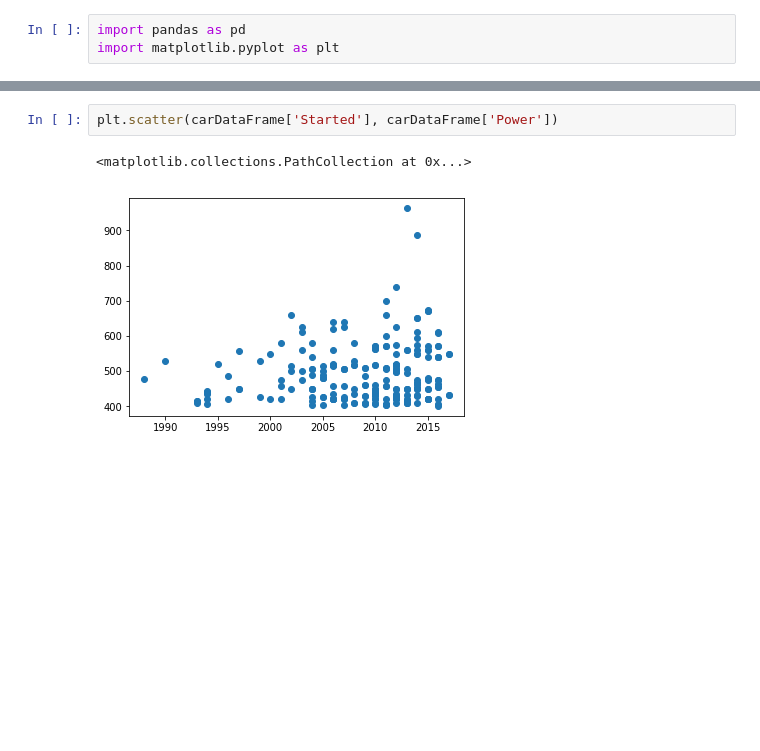
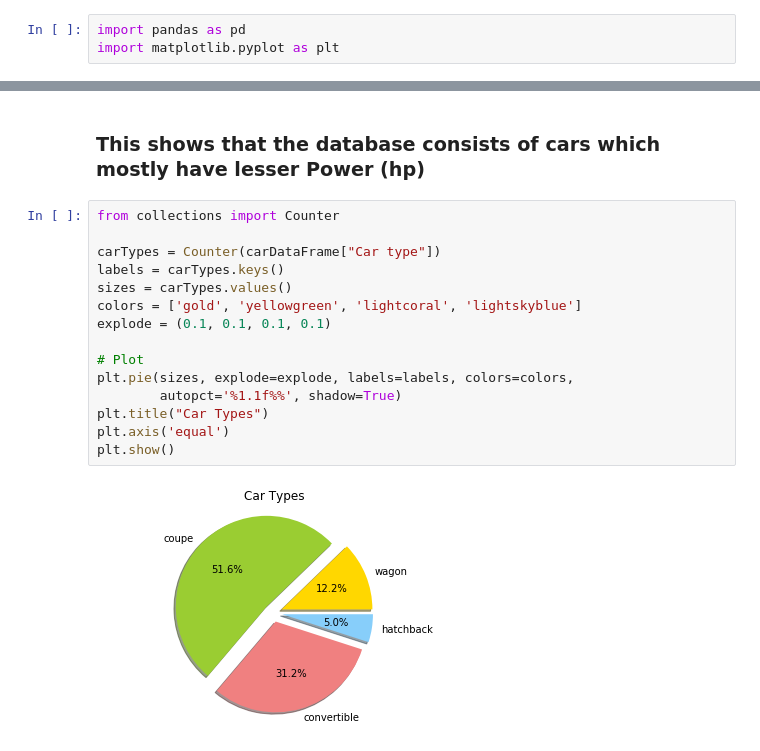
Before and after one commit to prashantgupta24/python-web-scraper, a Jupyter notebook: src/carinfo_plots.ipynb, the cells around one changed output, grey strips where cells are left out. Saved outputs shown, nothing was run; the diff lists cells and outputs as text; blank space fills up the shorter version.

```diff
--- a/src/carinfo_plots.ipynb
+++ b/src/carinfo_plots.ipynb
@@ -42,5 +39,19 @@ plt.hist(carDataFrame["Power"])
-# %%
-plt.scatter(carDataFrame['Started'], carDataFrame['Power'])
-# %% [output]
-<matplotlib.collections.PathCollection at 0x...>
-[figure, removed]
+# %% [markdown]
+### This shows that the database consists of cars which mostly have lesser Power (hp)
+# %%
+from collections import Counter
+
+carTypes = Counter(carDataFrame["Car type"])
+labels = carTypes.keys()
+sizes = carTypes.values()
+colors = ['gold', 'yellowgreen', 'lightcoral', 'lightskyblue']
+explode = (0.1, 0.1, 0.1, 0.1)
+
+# Plot
+plt.pie(sizes, explode=explode, labels=labels, colors=colors,
+        autopct='%1.1f%%', shadow=True)
+plt.title("Car Types")
+plt.axis('equal')
+plt.show()
+# %% [output]
+[figure, added]
```
Also changed, not shown: parts of 9 cells of this notebook.
